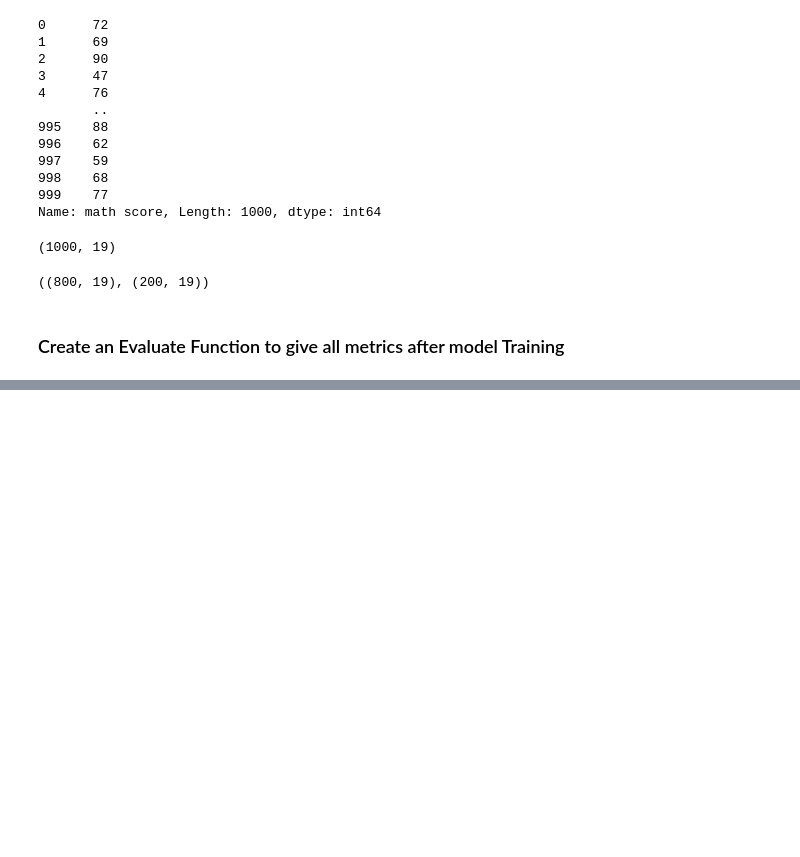
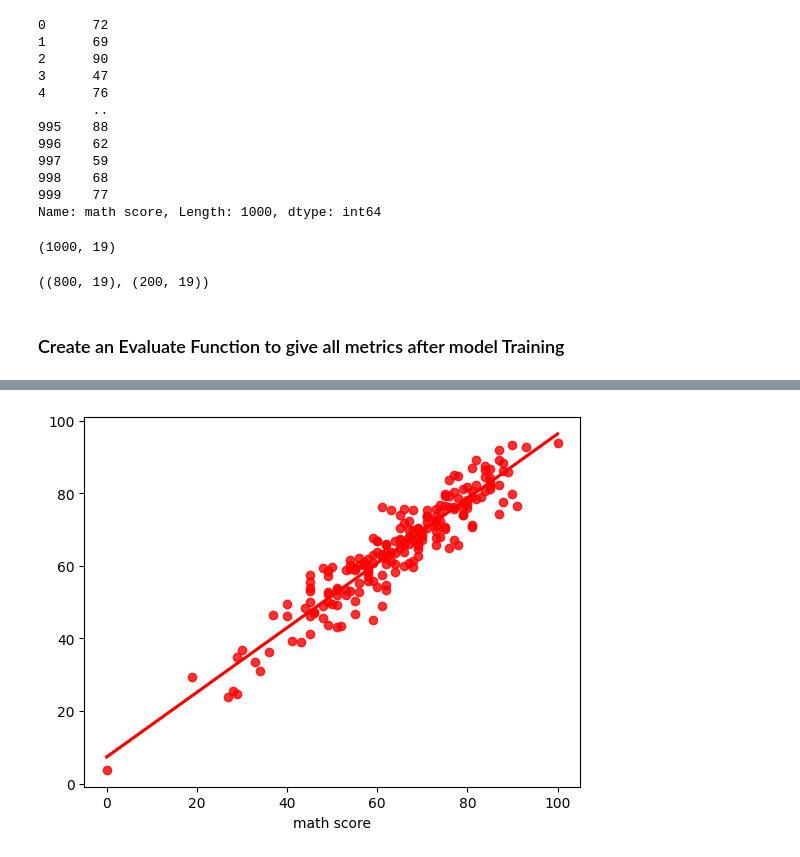
Before and after one commit to Ro5f6/mlproject, a Jupyter notebook: notebook/data/Model Training.ipynb, the cells around one changed output, grey strips where cells are left out. Cells and saved outputs as stored; diff of their text form; code cells hidden in the pictures; blank space fills up the shorter version.

```diff
--- a/notebook/data/Model Training.ipynb
+++ b/notebook/data/Model Training.ipynb
@@ -173,0 +222,4 @@ for i in range(len(list(models))):
+# %%
+sns.regplot(x=y_test,y=y_pred,ci=None,color ='red');
+# %% [output]
+[figure, added]
```
Also changed, not shown: parts of 7 cells of this notebook, 5 other files.
